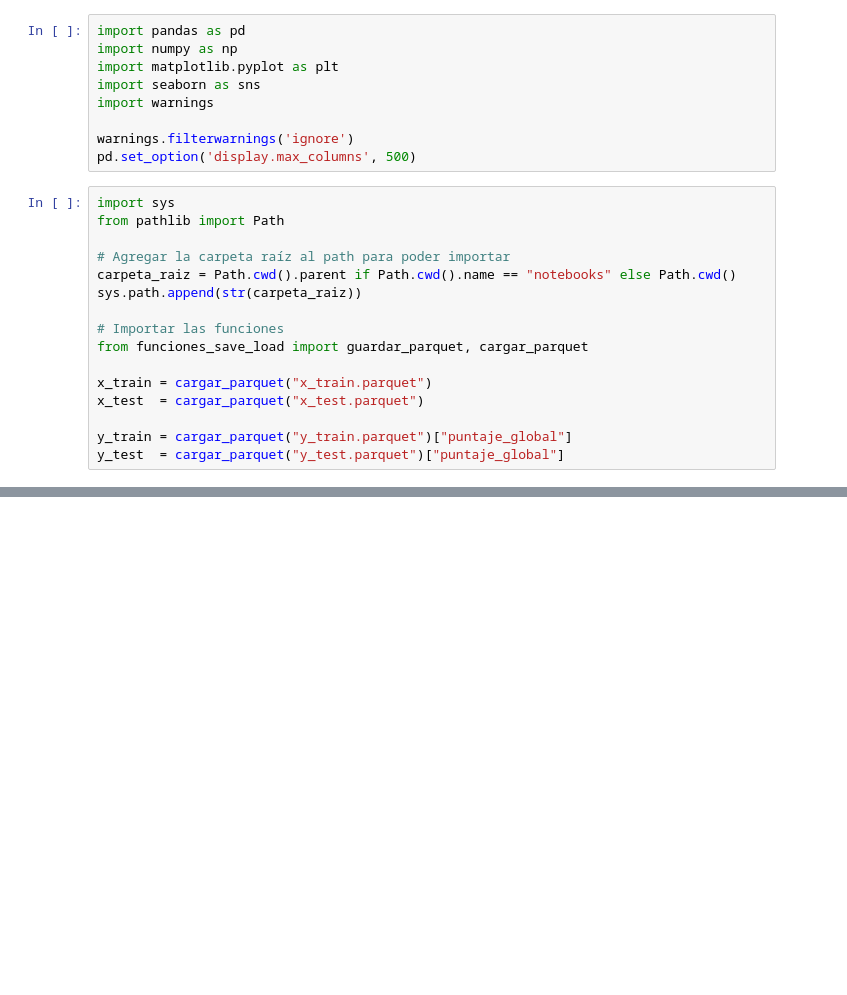
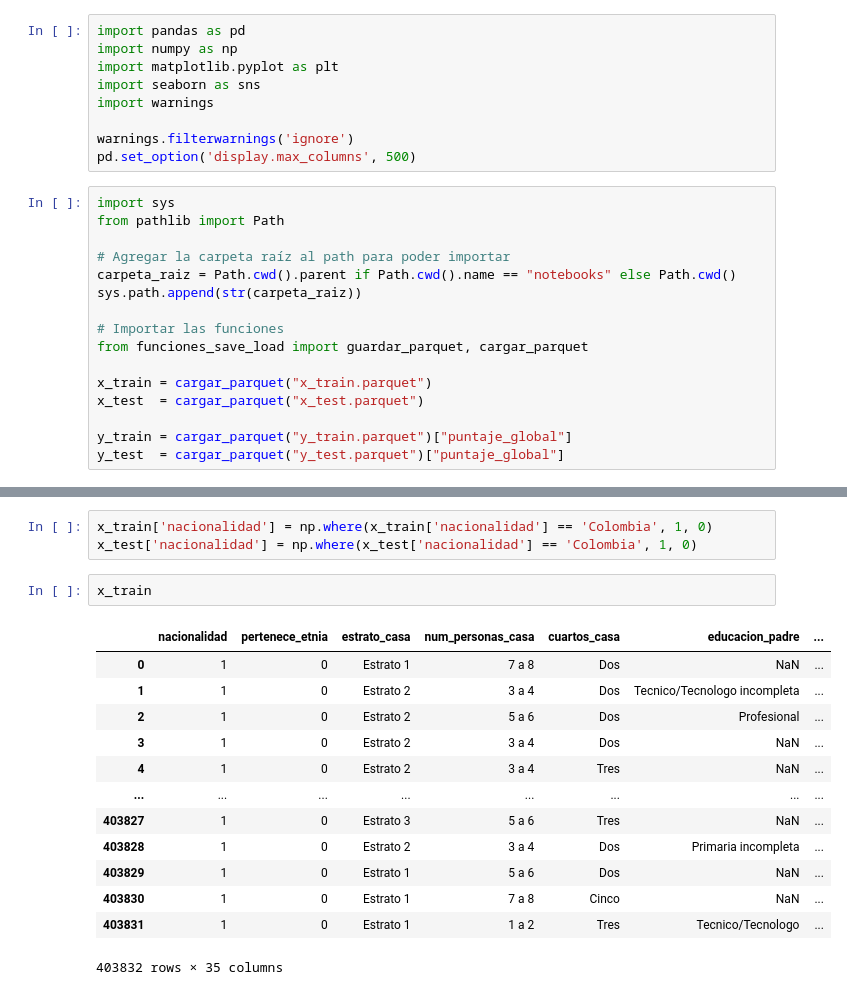
Before and after one commit to JorgeJordyJaimes/icfes-app, a Jupyter notebook: notebooks/5.modelo.ipynb, the cells around one changed output, grey strips where cells are left out. Cells and saved outputs as stored; diff of their text form; blank space fills up the shorter version.

```diff
--- a/notebooks/5.modelo.ipynb
+++ b/notebooks/5.modelo.ipynb
@@ -40,0 +67,19 @@ y_test  = cargar_parquet("y_test.parquet")["puntaje_global"]
+# %%
+x_train['nacionalidad'] = np.where(x_train['nacionalidad'] == 'Colombia', 1, 0)
+x_test['nacionalidad'] = np.where(x_test['nacionalidad'] == 'Colombia', 1, 0)
+# %%
+x_train
+# %% [output]
+|  | nacionalidad | pertenece_etnia | estrato_casa | num_personas_casa | cuartos_casa | educacion_padre | ... |
+| 0 | 1 | 0 | Estrato 1 | 7 a 8 | Dos | NaN | ... |
+| 1 | 1 | 0 | Estrato 2 | 3 a 4 | Dos | Tecnico/Tecnologo incompleta | ... |
+| 2 | 1 | 0 | Estrato 2 | 5 a 6 | Dos | Profesional | ... |
+| 3 | 1 | 0 | Estrato 2 | 3 a 4 | Dos | NaN | ... |
+| 4 | 1 | 0 | Estrato 2 | 3 a 4 | Tres | NaN | ... |
+| ... | ... | ... | ... | ... | ... | ... | ... |
+| 403827 | 1 | 0 | Estrato 3 | 5 a 6 | Tres | NaN | ... |
+| 403828 | 1 | 0 | Estrato 2 | 3 a 4 | Dos | Primaria incompleta | ... |
+| 403829 | 1 | 0 | Estrato 1 | 5 a 6 | Dos | NaN | ... |
+| 403830 | 1 | 0 | Estrato 1 | 7 a 8 | Cinco | NaN | ... |
+| 403831 | 1 | 0 | Estrato 1 | 1 a 2 | Tres | Tecnico/Tecnologo | ... |
+403832 rows × 35 columns
```
Also changed, not shown: parts of 8 cells of this notebook, 1 other file.
